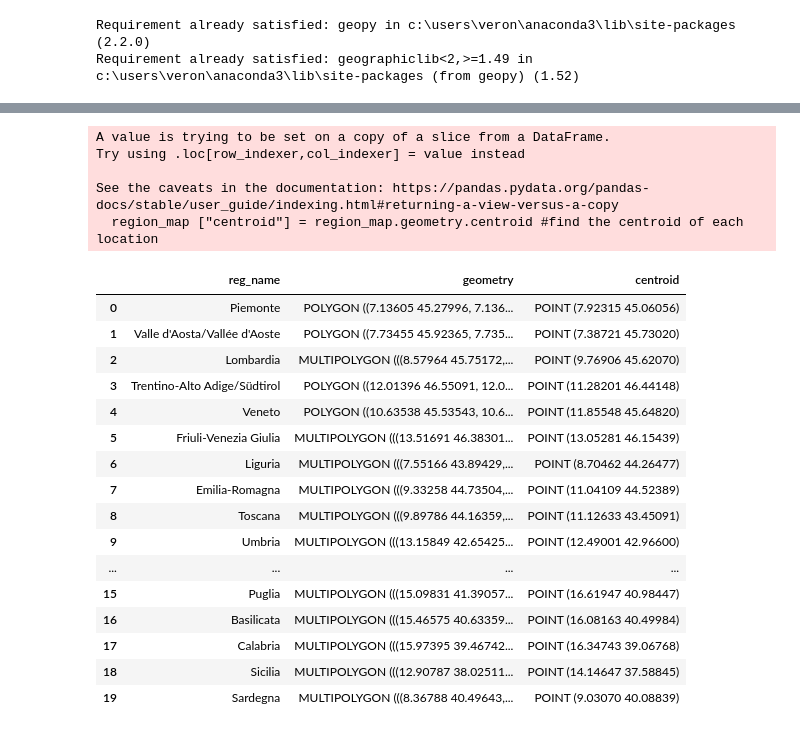
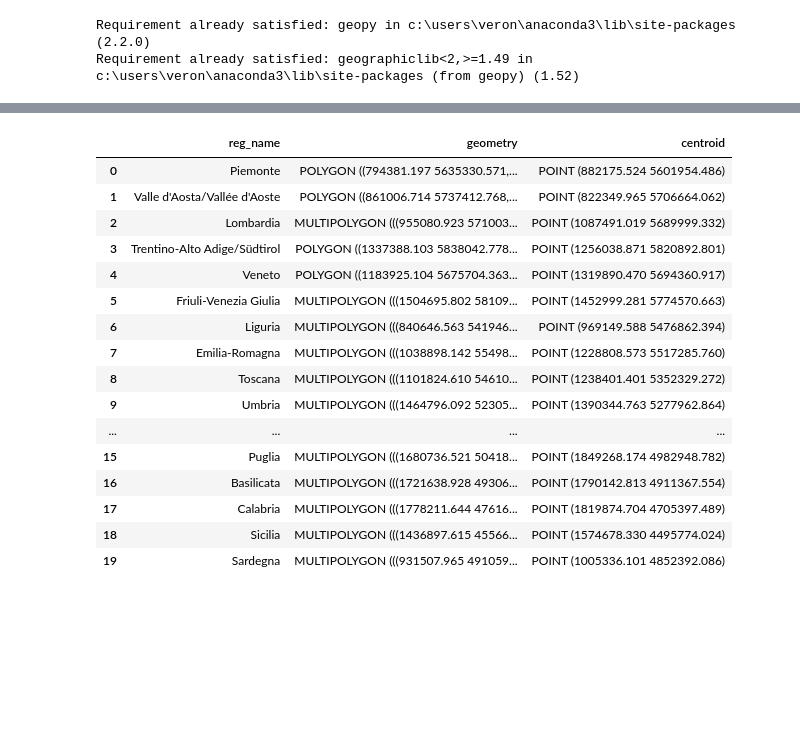
Before and after one commit to mustafaAlgun/Vodafone-Connection-Project, a Jupyter notebook: Project Veronica.ipynb, the cells around one changed output, grey strips where cells are left out. Cells and saved outputs as stored; diff of their text form; code cells hidden in the pictures; blank space fills up the shorter version.

```diff
--- a/Project Veronica.ipynb
+++ b/Project Veronica.ipynb
@@ -395,30 +225,27 @@ region_map
 # %%
+region_map = gpd.read_file("limits_IT_regions.geojson") #read geojson file from github
+region_map = region_map.to_crs(epsg=3395)#convert to crs epsg 3395 for europe area
 region_map = region_map[["reg_name", "geometry"]] #we will only use region name and geometry columns
 region_map ["centroid"] = region_map.geometry.centroid #find the centroid of each location
 region_map
 # %% [output]
-A value is trying to be set on a copy of a slice from a DataFrame.
-Try using .loc[row_indexer,col_indexer] = value instead
-
-See the caveats in the documentation: https://pandas.pydata.org/pandas-docs/stable/user_guide/indexing.html#returning-a-view-versus-a-copy
-  region_map ["centroid"] = region_map.geometry.centroid #find the centroid of each location
 |  | reg_name | geometry | centroid |
-| 0 | Piemonte | POLYGON ((7.13605 45.27996, 7.136... | POINT (7.92315 45.06056) |
-| 1 | Valle d'Aosta/Vallée d'Aoste | POLYGON ((7.73455 45.92365, 7.735... | POINT (7.38721 45.73020) |
-| 2 | Lombardia | MULTIPOLYGON (((8.57964 45.75172,... | POINT (9.76906 45.62070) |
-| 3 | Trentino-Alto Adige/Südtirol | POLYGON ((12.01396 46.55091, 12.0... | POINT (11.28201 46.44148) |
-| 4 | Veneto | POLYGON ((10.63538 45.53543, 10.6... | POINT (11.85548 45.64820) |
-| 5 | Friuli-Venezia Giulia | MULTIPOLYGON (((13.51691 46.38301... | POINT (13.05281 46.15439) |
-| 6 | Liguria | MULTIPOLYGON (((7.55166 43.89429,... | POINT (8.70462 44.26477) |
-| 7 | Emilia-Romagna | MULTIPOLYGON (((9.33258 44.73504,... | POINT (11.04109 44.52389) |
-| 8 | Toscana | MULTIPOLYGON (((9.89786 44.16359,... | POINT (11.12633 43.45091) |
-| 9 | Umbria | MULTIPOLYGON (((13.15849 42.65425... | POINT (12.49001 42.96600) |
+| 0 | Piemonte | POLYGON ((794381.197 5635330.571,... | POINT (882175.524 5601954.486) |
+| 1 | Valle d'Aosta/Vallée d'Aoste | POLYGON ((861006.714 5737412.768,... | POINT (822349.965 5706664.062) |
+| 2 | Lombardia | MULTIPOLYGON (((955080.923 571003... | POINT (1087491.019 5689999.332) |
+| 3 | Trentino-Alto Adige/Südtirol | POLYGON ((1337388.103 5838042.778... | POINT (1256038.871 5820892.801) |
+| 4 | Veneto | POLYGON ((1183925.104 5675704.363... | POINT (1319890.470 5694360.917) |
+| 5 | Friuli-Venezia Giulia | MULTIPOLYGON (((1504695.802 58109... | POINT (1452999.281 5774570.663) |
+| 6 | Liguria | MULTIPOLYGON (((840646.563 541946... | POINT (969149.588 5476862.394) |
+| 7 | Emilia-Romagna | MULTIPOLYGON (((1038898.142 55498... | POINT (1228808.573 5517285.760) |
+| 8 | Toscana | MULTIPOLYGON (((1101824.610 54610... | POINT (1238401.401 5352329.272) |
+| 9 | Umbria | MULTIPOLYGON (((1464796.092 52305... | POINT (1390344.763 5277962.864) |
 | ... | ... | ... | ... |
-| 15 | Puglia | MULTIPOLYGON (((15.09831 41.39057... | POINT (16.61947 40.98447) |
-| 16 | Basilicata | MULTIPOLYGON (((15.46575 40.63359... | POINT (16.08163 40.49984) |
-| 17 | Calabria | MULTIPOLYGON (((15.97395 39.46742... | POINT (16.34743 39.06768) |
-| 18 | Sicilia | MULTIPOLYGON (((12.90787 38.02511... | POINT (14.14647 37.58845) |
-| 19 | Sardegna | MULTIPOLYGON (((8.36788 40.49643,... | POINT (9.03070 40.08839) |
+| 15 | Puglia | MULTIPOLYGON (((1680736.521 50418... | POINT (1849268.174 4982948.782) |
+| 16 | Basilicata | MULTIPOLYGON (((1721638.928 49306... | POINT (1790142.813 4911367.554) |
+| 17 | Calabria | MULTIPOLYGON (((1778211.644 47616... | POINT (1819874.704 4705397.489) |
+| 18 | Sicilia | MULTIPOLYGON (((1436897.615 45566... | POINT (1574678.330 4495774.024) |
+| 19 | Sardegna | MULTIPOLYGON (((931507.965 491059... | POINT (1005336.101 4852392.086) |
 # %%
 region_map.plot(figsize = (20,10))
 # %% [output]
```
Also changed, not shown: parts of 35 cells of this notebook.
